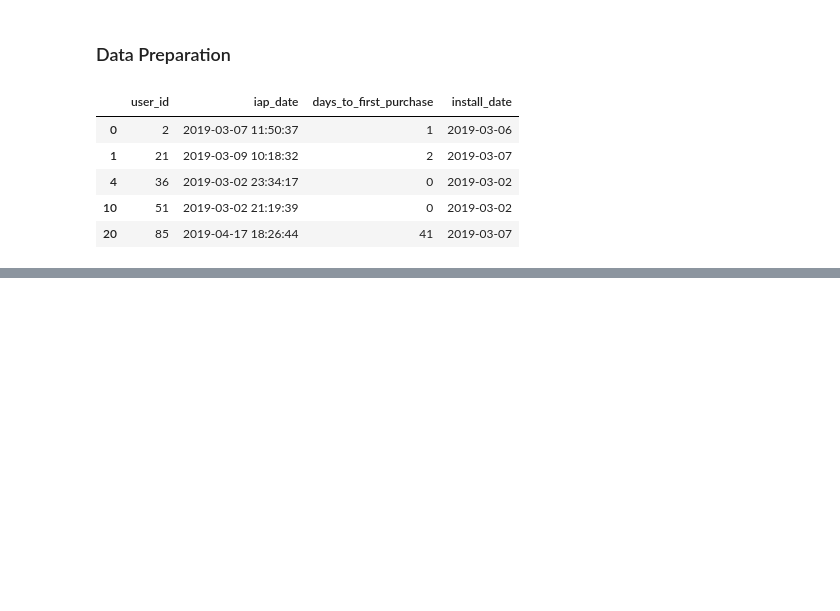
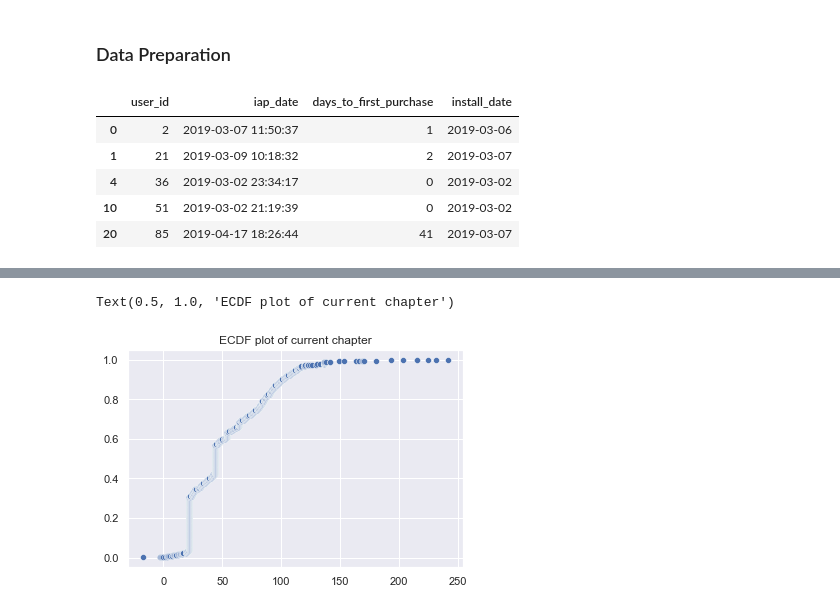
Before and after one commit to nghitrampham/data_assessments, a Jupyter notebook: pg_da_ds_homework/retention_model.ipynb, the cells around one changed output, grey strips where cells are left out. Drawn from its saved outputs; the diff is of its cells as text; code cells hidden in the pictures; blank space fills up the shorter version.

```diff
--- a/pg_da_ds_homework/retention_model.ipynb
+++ b/pg_da_ds_homework/retention_model.ipynb
@@ -81,0 +149,14 @@ sessions_df["ts"].max()
+# %%
+gems_NPU = NPU_active_users_spending.groupby("user_id")["amount"].sum().reset_index()
+gems_NPU["amount"] = gems_NPU["amount"]*(-1)
+# %%
+gems_NPU = gems_NPU[gems_NPU.user_id != 12486]
+chapter_NPU = chapter_NPU[chapter_NPU.user_id != 12486]
+# %%
+sns.set()
+x_ecdf, y_ecdf = ecdf(gems_NPU["amount"])
+sns.scatterplot(x=x_ecdf, y=y_ecdf)
+plt.title("ECDF plot of current chapter")
+# %% [output]
+Text(0.5, 1.0, 'ECDF plot of current chapter')
+[figure, added]
```
Also changed, not shown: parts of 34 cells of this notebook, 1 other file.
